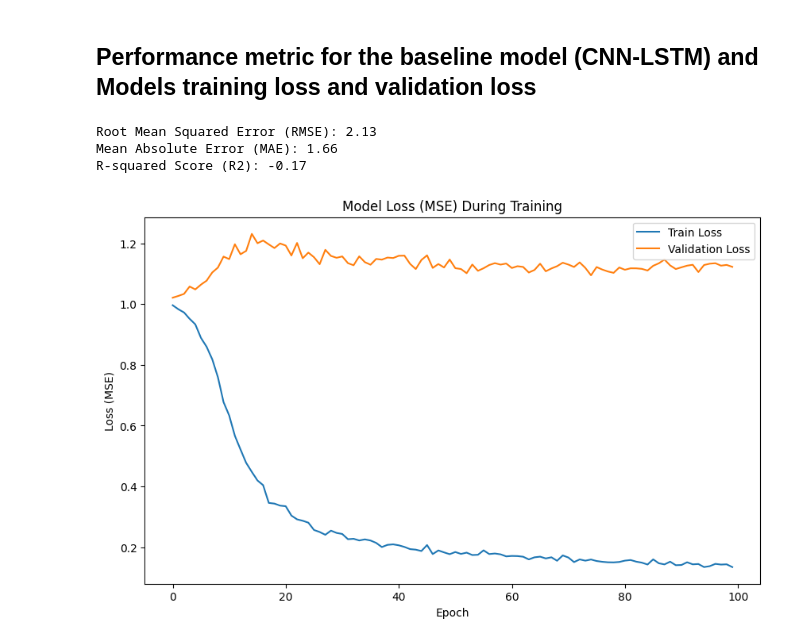
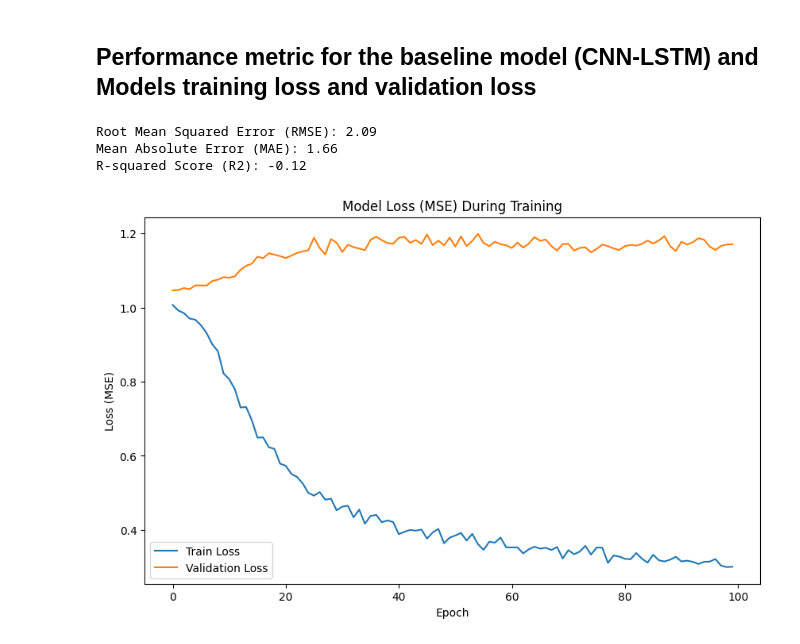
Before and after one commit to ha2ardbunny/Hybrid-Deep-Learning-DRL-Data-Center-Thermal-Management, a Jupyter notebook: CNN_LSTM_univariate_multistep_output_github_2023.ipynb, the cells around one changed output. Saved outputs shown, nothing was run; the diff lists cells and outputs as text; code cells hidden in the pictures.

```diff
--- a/CNN_LSTM_univariate_multistep_output_github_2023.ipynb
+++ b/CNN_LSTM_univariate_multistep_output_github_2023.ipynb
@@ -144,3 +117,11 @@ def transform_data(train, n_input, n_output):
+# %%
+def make_windows(X, y, n_input):
+    """Slide a window over X/y to produce (samples, n_input, n_features) tensors."""
+    Xs, ys = [], []
+    for i in range(len(X) - n_input):
+        Xs.append(X[i : i + n_input, :])
+        ys.append(y[i + n_input])           # single next-step target
+    return np.array(Xs), np.array(ys).reshape(-1, 1)
 # %% [markdown]
 # Define function for building model
 In this model architecture, a one-dimensional convolutional neural network (1D CNN) is used to read and encode the input sequence. An LSTM network is then used as a decoder to make ode-step prediction for each value in the output sequence.
@@ -226,27 +185,35 @@ import tensorflow as tf
 # clear old model from memory
 tf.keras.backend.clear_session()
 
-n_output = 7
-n_input = n_output * 3
+n_input = 24  # past 24 hours
+n_output = 1  # single step prediction
 
 # split into train and test
-X_train, y_train, X_test, y_test = split_dataset(data, n_input, n_output, test_size)
+X_train, y_train, X_test, y_test = split_dataset(data, test_size)
 
-# ✔️ scale the data
+# 2. split train into train + val BEFORE scaling
+val_size = int(len(X_train) * 0.2)
+X_tr,  X_val  = X_train[:-val_size], X_train[-val_size:]
+y_tr,  y_val  = y_train[:-val_size], y_train[-val_size:]
+
+# scale the data
 scaler_X = StandardScaler()
 scaler_y = StandardScaler()
 
-X_train_scaled = scaler_X.fit_transform(X_train)
+X_tr_scaled   = scaler_X.fit_transform(X_tr)
+X_val_scaled  = scaler_X.transform(X_val)
 X_test_scaled = scaler_X.transform(X_test)
-y_train_scaled = scaler_y.fit_transform(y_train.reshape(-1, 1)).flatten()
 
-# build the model first - unpack both return values
-model, history = build_model(X_train_scaled, y_train_scaled, n_input, n_output)
+y_tr_scaled  = scaler_y.fit_transform(y_tr.reshape(-1, 1)).flatten()
+y_val_scaled = scaler_y.transform(y_val.reshape(-1, 1)).flatten()
 
-# evaluate with scaled data
-predictions_scaled = evaluate_model(X_train_scaled, X_test_scaled, n_input, n_output, model)
+# build model
+model, history = build_model(X_tr_scaled, y_tr_scaled, X_val_scaled, y_val_scaled, n_input)
 
-# ✔️ inverse transform predictions back to original scale
+# evaluate
+predictions_scaled = evaluate_model(X_tr_scaled, X_test_scaled, n_input, model)
+
+# inverse transform predictions back to original scale
 predictions = scaler_y.inverse_transform(predictions_scaled.reshape(-1, 1)).flatten()
 
 print('predicted temperatures: ', len(predictions))
@@ -349,28 +313,28 @@ Notebook run time: 271 seconds
 # %%
 from sklearn.metrics import mean_squared_error, mean_absolute_error, r2_score
 
 def return_performance_metrics(actual, predicted):
     rmse = np.sqrt(mean_squared_error(actual, predicted))
     mae = mean_absolute_error(actual, predicted)
     r2 = r2_score(actual, predicted)
 
     print(f"Root Mean Squared Error (RMSE): {rmse:.2f}")
     print(f"Mean Absolute Error (MAE): {mae:.2f}")
     print(f"R-squared Score (R2): {r2:.2f}")
 
     return rmse, mae, r2
 metrics = return_performance_metrics(actual, predictions_flat)
 
 plt.figure(figsize=(10, 6))
-plt.plot(history.history['loss'], label='Train Loss')
-plt.plot(history.history['val_loss'], label='Validation Loss')
+plt.plot(training_history.history['loss'], label='Train Loss')
+plt.plot(training_history.history['val_loss'], label='Validation Loss')
 plt.title('Model Loss (MSE) During Training')
 plt.ylabel('Loss (MSE)')
 plt.xlabel('Epoch')
 plt.legend()
 plt.show()
 # %% [output]
-Root Mean Squared Error (RMSE): 2.13
+Root Mean Squared Error (RMSE): 2.09
 Mean Absolute Error (MAE): 1.66
-R-squared Score (R2): -0.17
+R-squared Score (R2): -0.12
-[figure, old version]
+[figure, new version]
```
Also changed, not shown: parts of 13 cells of this notebook.
